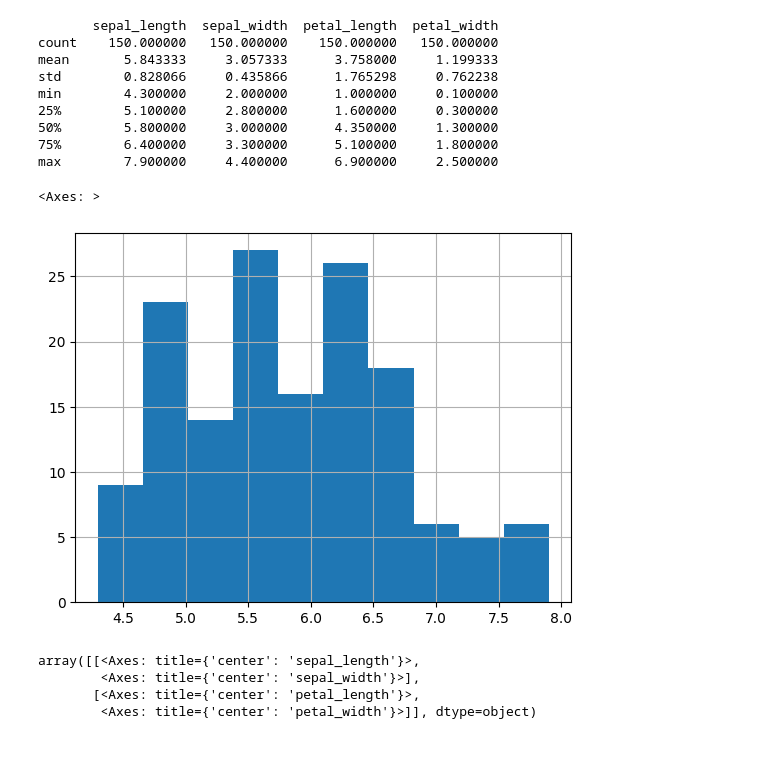
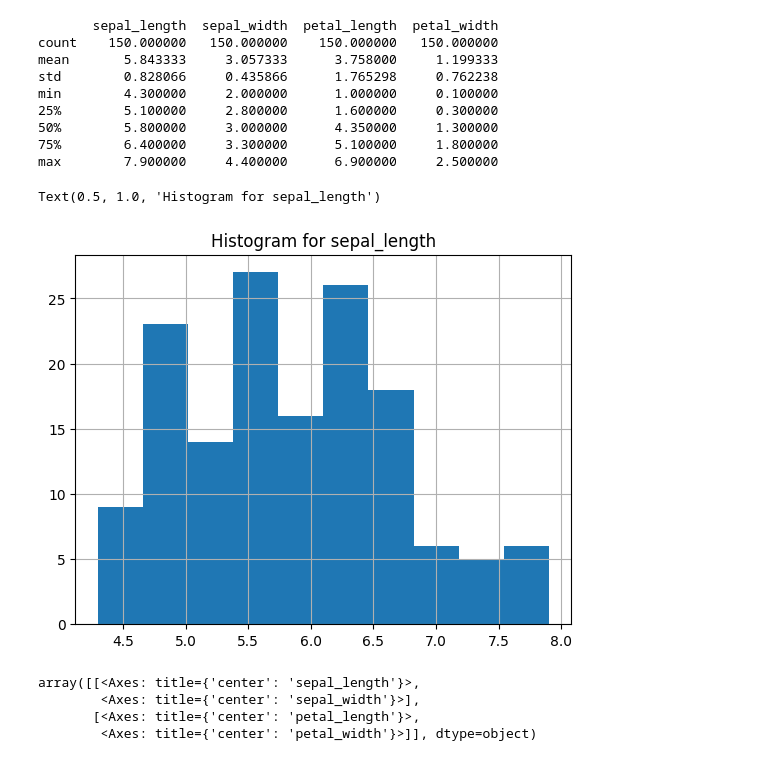
Before and after one commit to Keyoungg2/datafun-04-jupyter, a Jupyter notebook: kyoung_eda.ipynb, the cells around one changed output. Saved outputs shown, nothing was run; the diff lists cells and outputs as text; code cells hidden in the pictures.

```diff
--- a/kyoung_eda.ipynb
+++ b/kyoung_eda.ipynb
@@ -61,10 +61,11 @@ min        4.300000     2.000000      1.000000     0.100000
 max        7.900000     4.400000      6.900000     2.500000
 # %%
 df['sepal_length'].hist()
+plt.title('Histogram for sepal_length')
 #Histogram by numerical column
 # %% [output]
-<Axes: >
+Text(0.5, 1.0, 'Histogram for sepal_length')
-[figure, old version]
+[figure, new version]
 # %%
 df.hist()
 #Histograms for all numerical columns
```
